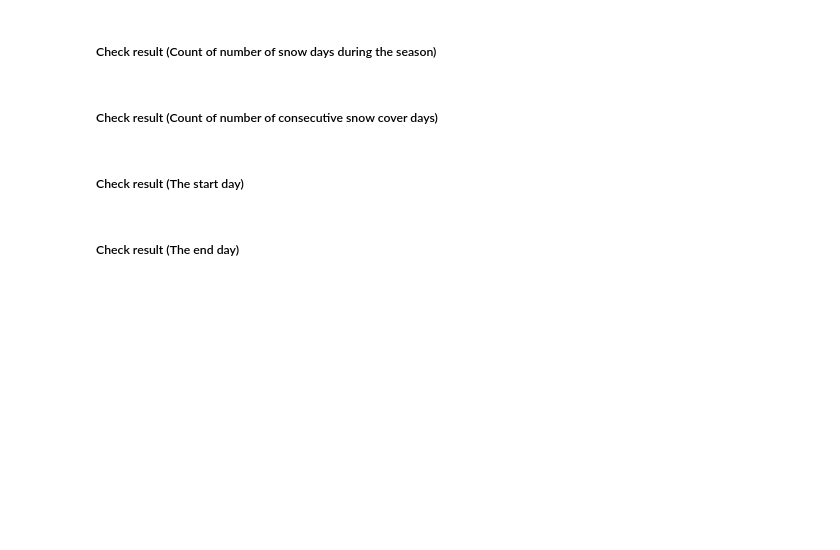
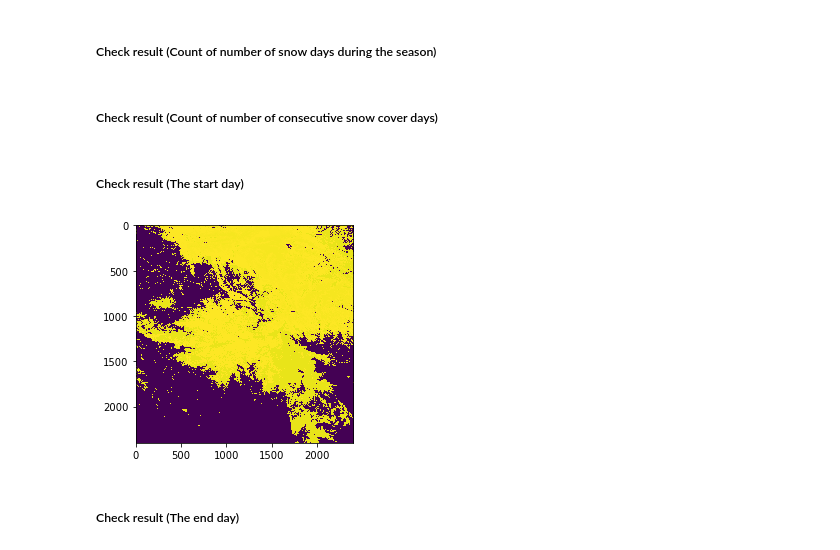
Before and after one commit to ec-better/ewf-wfp-02-02-01, a Jupyter notebook: src/main/app-resources/notebook/libexec/input.ipynb, the cells around one changed output. Drawn from its saved outputs; the diff is of its cells as text; code cells hidden in the pictures; blank space fills up the shorter version.

Commit message:
change way of finding start and end dates

```diff
--- a/src/main/app-resources/notebook/libexec/input.ipynb
+++ b/src/main/app-resources/notebook/libexec/input.ipynb
@@ -71,8 +89,8 @@ input_references = tuple(['https://catalog.terradue.com/modis/search?format=atom
 This path defines where the data is staged-in.
 # %%
 #data_path = ''
-#data_path = "/workspace/data/MOD10A2"
-data_path = "/workspace/ewf-wfp-02-02-01/src/main/app-resources/notebook/libexec/data"
+data_path = "/workspace/data/MOD10A2"
+#data_path = "/workspace/ewf-wfp-02-02-01/src/main/app-resources/notebook/libexec/data"
 # %% [markdown]
 **Aux folders**
 # %%
@@ -845,3 +935,14 @@ if load_all_data:
     ml = get_matrix_list(mosaic_files)
 
 ml
+# %%
+message = 'Loading downloaded images'
+ciop.log('INFO', message)
+
+projection, geotransform, no_data_value, data_type = get_metadata(mosaic_files[0])
+
+ml_ext = mosaic_files_ext
+if load_all_data:
+    ml_ext = get_matrix_list(mosaic_files_ext)
+
+ml_ext
@@ -884,0 +1094,22 @@ pos_8.dtype
+# %%
+# Computes cos_doy for a given image index and binary position
+# py_dates - ordered list of date in python datetime format
+# pos_img - img idx
+# pos_8_im - pos in binary sequence
+# used to compute 4) Start and end date of snow cover season
+def get_cos_doy_snow_season(py_dates, pos_im):
+    doy = np.zeros(pos_im.shape)
+    ni,nj = pos_im.shape
+    for i in range(ni):
+        for j in range(nj):
+
+            if pos_im[i,j] != -1:
+                doy[i,j] = py_dates[pos_im[i,j]].timetuple().tm_yday
+            else:
+                doy[i,j] = -9999
+
+    return doy
+
+
+py_dates = [datetime.datetime.strptime(d, "%Y-%m-%d").date() for d in dates] # dates in datetime format
+start_doy = get_cos_doy_snow_season(py_dates, pos_im)
@@ -925,12 +1274,14 @@ if check_results:
 # %%
 if check_results:
 
     import matplotlib
     import matplotlib.pyplot as plt
 
     fig = plt.figure()
-    plt.imshow(cos_doy_start_day)
+    plt.imshow(start_doy)
     plt.show()
+# %% [output]
+[figure, added]
 # %% [markdown]
 ##### Check result (The end day)
 # %%
```
Also changed, not shown: parts of 22 cells of this notebook.
